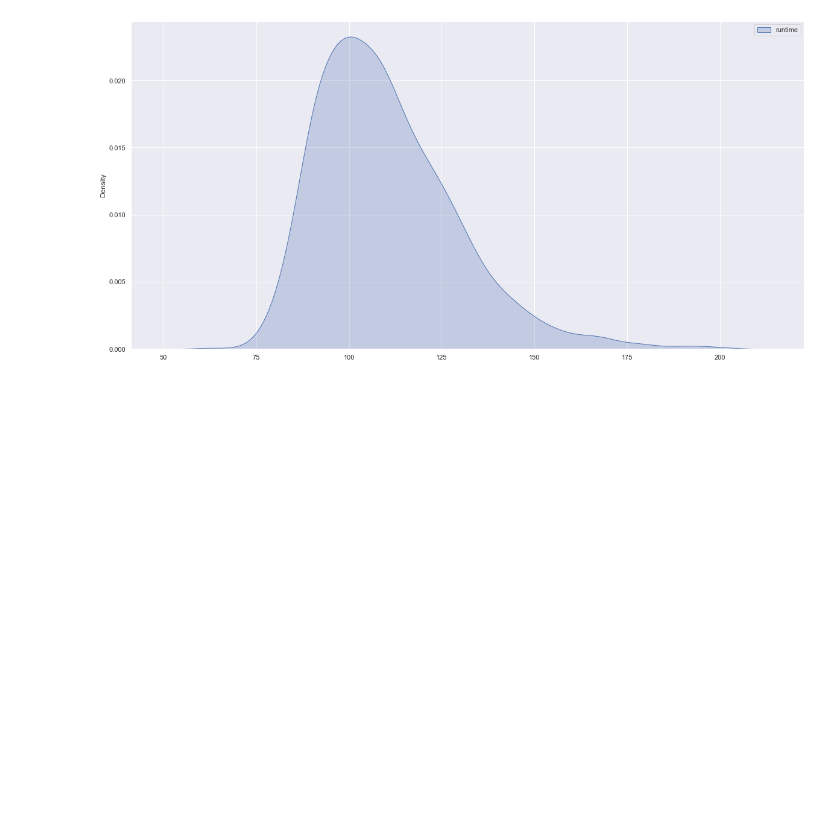
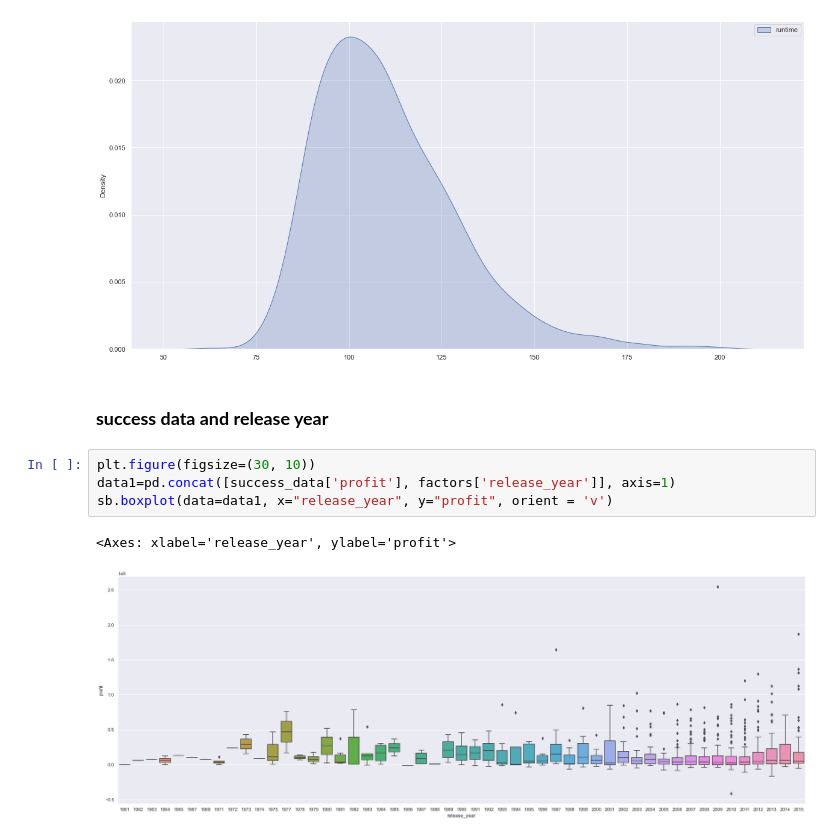
Before and after one commit to liekzhe/SC1015mini_project, a Jupyter notebook: EDA.ipynb, the cells around one changed output. Cells and saved outputs as stored; diff of their text form; blank space fills up the shorter version.

```diff
--- a/EDA.ipynb
+++ b/EDA.ipynb
@@ -420,3 +424,12 @@ sb.kdeplot(data=runtime, shade=True)
 # %% [output]
 <AxesSubplot:ylabel='Density'>
 [figure]
+# %% [markdown]
+### **success data and release year**
+# %%
+plt.figure(figsize=(30, 10))
+data1=pd.concat([success_data['profit'], factors['release_year']], axis=1)
+sb.boxplot(data=data1, x="release_year", y="profit", orient = 'v')
+# %% [output]
+<Axes: xlabel='release_year', ylabel='profit'>
+[figure, added]
```
Also changed, not shown: parts of 12 cells of this notebook, 3 other files.
